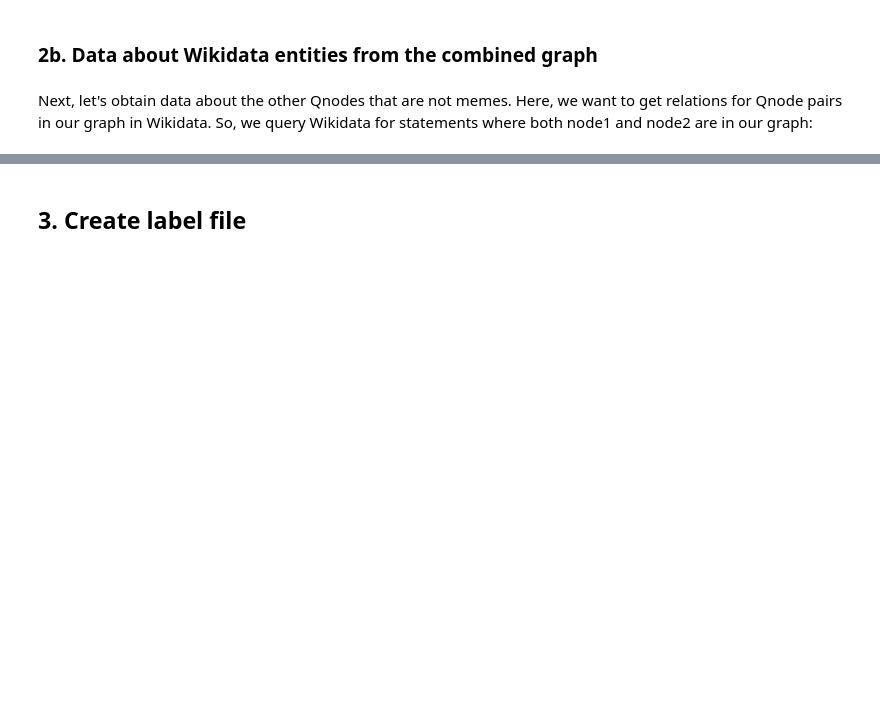
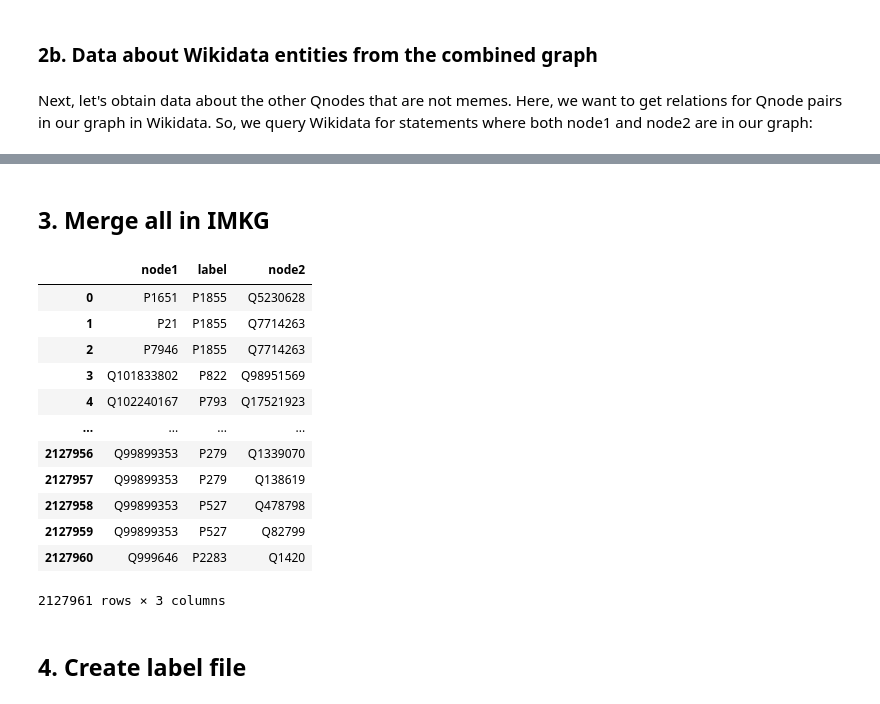
Before and after one commit to riccardotommasini/imkg, a Jupyter notebook: KGTK Wikidata Enrichment.ipynb, the cells around one changed output, grey strips where cells are left out. Drawn from its saved outputs; the diff is of its cells as text; code cells hidden in the pictures; blank space fills up the shorter version.

Commit message:
updated kgtk notebooks

```diff
--- a/Wikidata Enrichment.ipynb
+++ b/KGTK Wikidata Enrichment.ipynb
@@ -412,0 +483,2 @@ Next, let's obtain data about the other Qnodes that are not memes. Here, we want
+# %% [markdown]
+## 3. Merge all in IMKG
@@ -413,5 +487,21 @@ Next, let's obtain data about the other Qnodes that are not memes. Here, we want
+# %%
+kgtk("""cat -i $TEMP/imkg.kgtk.gz""")
+# %% [output]
+|  | node1 | label | node2 |
+| 0 | P1651 | P1855 | Q5230628 |
+| 1 | P21 | P1855 | Q7714263 |
+| 2 | P7946 | P1855 | Q7714263 |
+| 3 | Q101833802 | P822 | Q98951569 |
+| 4 | Q102240167 | P793 | Q17521923 |
+| ... | ... | ... | ... |
+| 2127956 | Q99899353 | P279 | Q1339070 |
+| 2127957 | Q99899353 | P279 | Q138619 |
+| 2127958 | Q99899353 | P527 | Q478798 |
+| 2127959 | Q99899353 | P527 | Q82799 |
+| 2127960 | Q999646 | P2283 | Q1420 |
+2127961 rows × 3 columns
 # %% [markdown]
-## 3. Create label file
+## 4. Create label file
 # %%
 !kgtk query -i $label -i $TEMP/templates.kgtk.gz --force \
             --match 'templates: (n1)-[]->(n2), \
```
Also changed, not shown: parts of 30 cells of this notebook.
